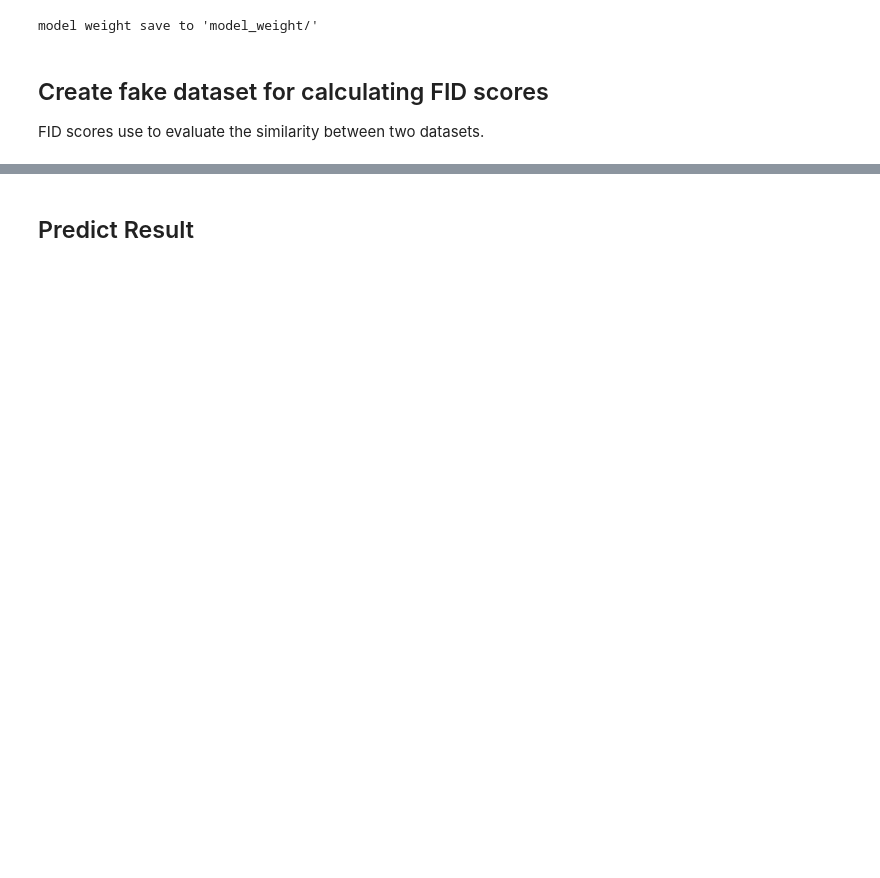
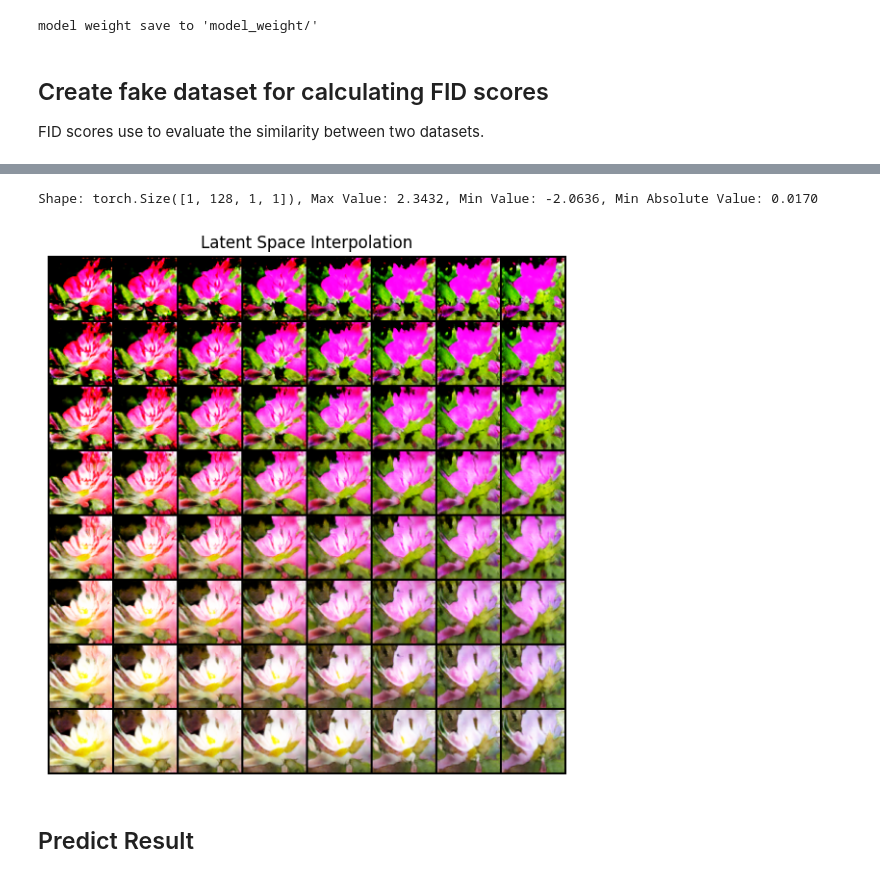
Before and after one commit to zouyuoz/Lab7, a Jupyter notebook: Lab7.ipynb, the cells around one changed output, grey strips where cells are left out. Cells and saved outputs as stored; diff of their text form; code cells hidden in the pictures; blank space fills up the shorter version.

```diff
--- a/Lab7.ipynb
+++ b/Lab7.ipynb
@@ -585,3 +621,8 @@ ims = [[plt.imshow(np.transpose(i,(1,2,0)), animated=True)] for i in (img_list)]
+# %%
+visualize_latent_grid(netG, nz, grid_size=8, device=device)
+# %% [output]
+Shape: torch.Size([1, 128, 1, 1]), Max Value: 2.3432, Min Value: -2.0636, Min Absolute Value: 0.0170
+[figure, added]
 # %% [markdown]
 ## Predict Result
 # %%
```
Also changed, not shown: parts of 16 cells of this notebook.
